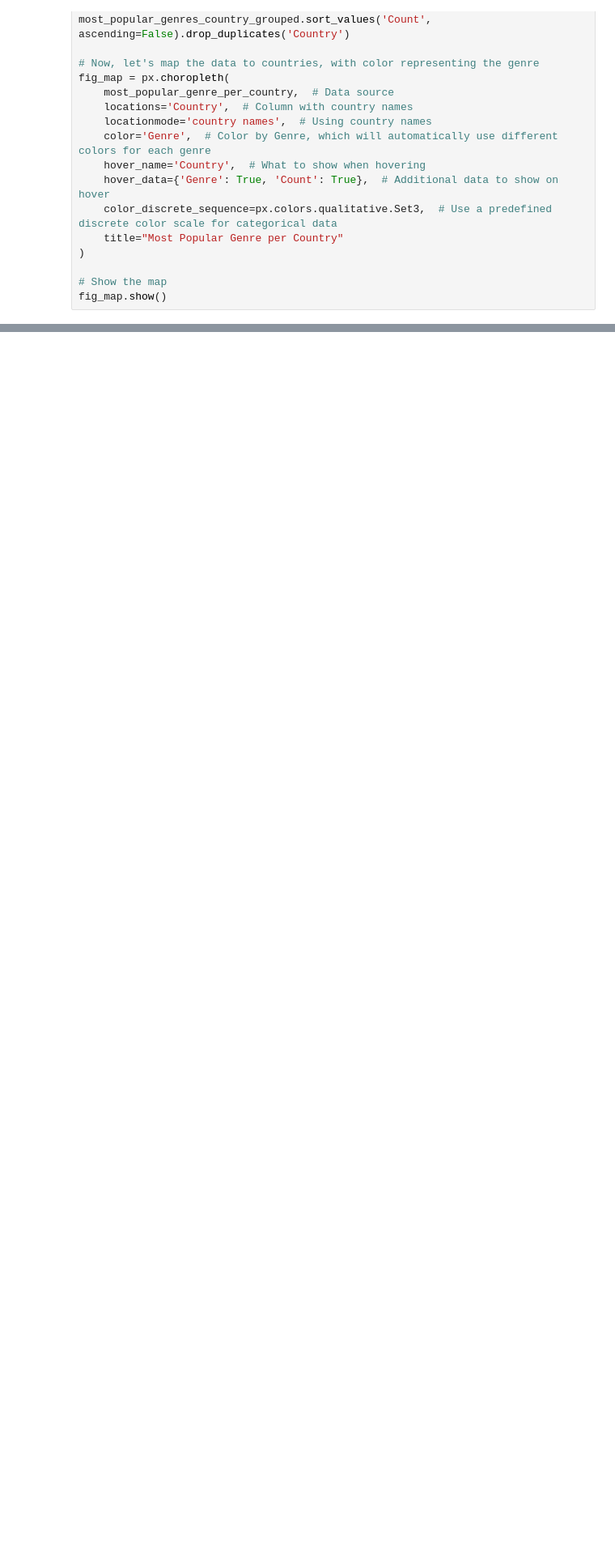
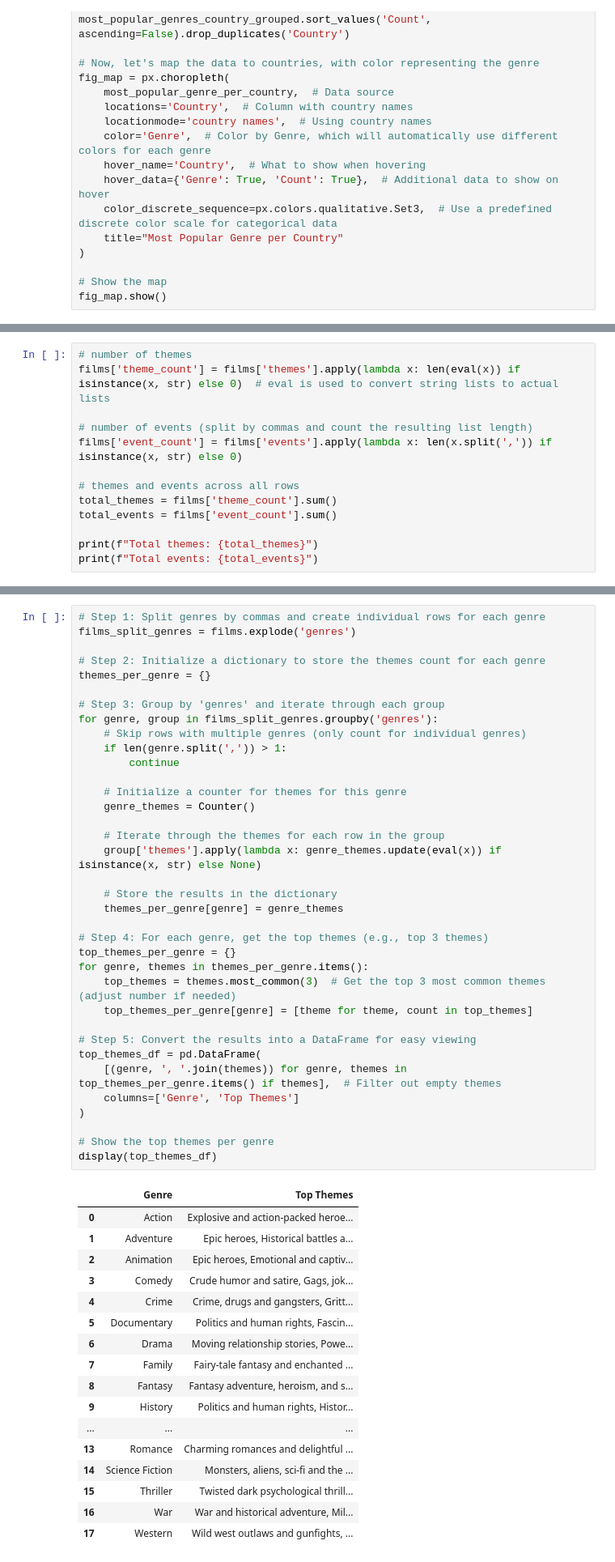
Before and after one commit to bruhu/film-sentiment-analysis, a Jupyter notebook: notebooks/letterboxd_analysis.ipynb, the cells around one changed output, grey strips where cells are left out. Shown: that part at 81% size. Saved outputs shown, nothing was run; the diff lists cells and outputs as text; blank space fills up the shorter version.

```diff
--- a/notebooks/letterboxd_analysis.ipynb
+++ b/notebooks/letterboxd_analysis.ipynb
@@ -377,0 +380,13 @@ fig_map.show()
+# %%
+# number of themes
+films['theme_count'] = films['themes'].apply(lambda x: len(eval(x)) if isinstance(x, str) else 0)  # eval is used to convert string lists to actual lists
+
+# number of events (split by commas and count the resulting list length)
+films['event_count'] = films['events'].apply(lambda x: len(x.split(',')) if isinstance(x, str) else 0)
+
+# themes and events across all rows
+total_themes = films['theme_count'].sum()
+total_events = films['event_count'].sum()
+
+print(f"Total themes: {total_themes}")
+print(f"Total events: {total_events}")
@@ -377,0 +465,54 @@ fig_map.show()
+# %%
+# Step 1: Split genres by commas and create individual rows for each genre
+films_split_genres = films.explode('genres')
+
+# Step 2: Initialize a dictionary to store the themes count for each genre
+themes_per_genre = {}
+
+# Step 3: Group by 'genres' and iterate through each group
+for genre, group in films_split_genres.groupby('genres'):
+    # Skip rows with multiple genres (only count for individual genres)
+    if len(genre.split(',')) > 1:
+        continue
+
+    # Initialize a counter for themes for this genre
+    genre_themes = Counter()
+
+    # Iterate through the themes for each row in the group
+    group['themes'].apply(lambda x: genre_themes.update(eval(x)) if isinstance(x, str) else None)
+
+    # Store the results in the dictionary
+    themes_per_genre[genre] = genre_themes
+
+# Step 4: For each genre, get the top themes (e.g., top 3 themes)
+top_themes_per_genre = {}
+for genre, themes in themes_per_genre.items():
+    top_themes = themes.most_common(3)  # Get the top 3 most common themes (adjust number if needed)
+    top_themes_per_genre[genre] = [theme for theme, count in top_themes]
+
+# Step 5: Convert the results into a DataFrame for easy viewing
+top_themes_df = pd.DataFrame(
+    [(genre, ', '.join(themes)) for genre, themes in top_themes_per_genre.items() if themes],  # Filter out empty themes
+    columns=['Genre', 'Top Themes']
+)
+
+# Show the top themes per genre
+display(top_themes_df)
+# %% [output]
+|  | Genre | Top Themes |
+| 0 | Action | Explosive and action-packed heroe... |
+| 1 | Adventure | Epic heroes, Historical battles a... |
+| 2 | Animation | Epic heroes, Emotional and captiv... |
+| 3 | Comedy | Crude humor and satire, Gags, jok... |
+| 4 | Crime | Crime, drugs and gangsters, Gritt... |
+| 5 | Documentary | Politics and human rights, Fascin... |
+| 6 | Drama | Moving relationship stories, Powe... |
+| 7 | Family | Fairy-tale fantasy and enchanted ... |
+| 8 | Fantasy | Fantasy adventure, heroism, and s... |
+| 9 | History | Politics and human rights, Histor... |
+| ... | ... | ... |
+| 13 | Romance | Charming romances and delightful ... |
+| 14 | Science Fiction | Monsters, aliens, sci-fi and the ... |
+| 15 | Thriller | Twisted dark psychological thrill... |
+| 16 | War | War and historical adventure, Mil... |
+| 17 | Western | Wild west outlaws and gunfights, ... |
```
Also changed, not shown: parts of 6 cells of this notebook.
